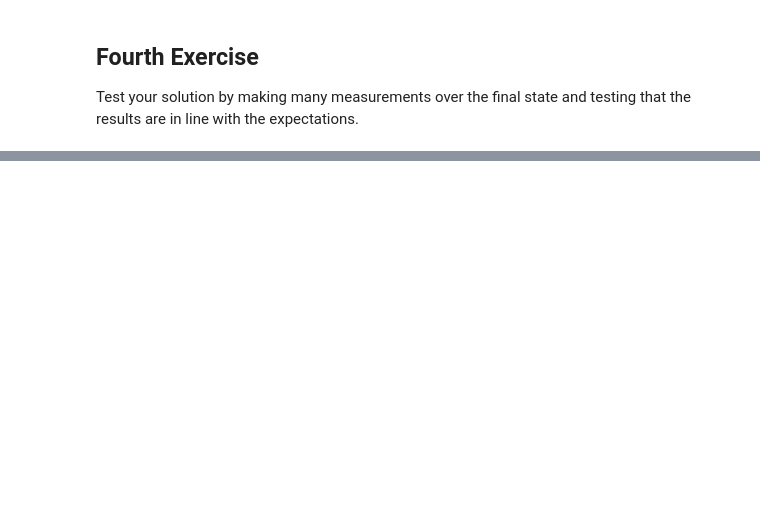
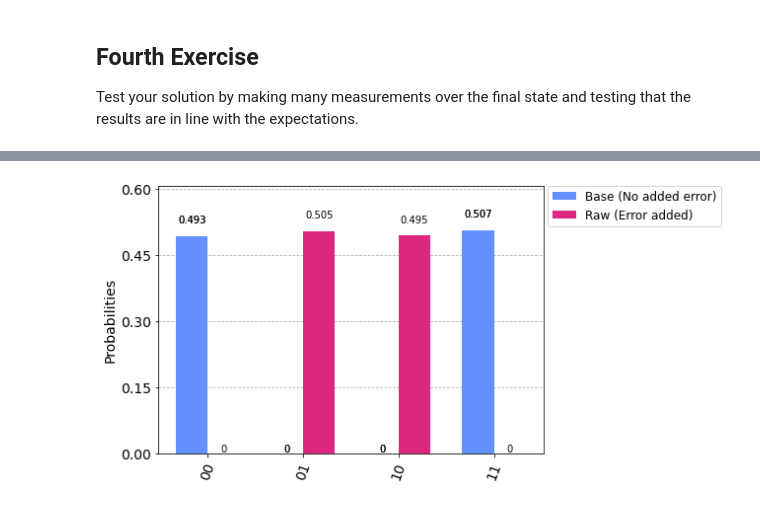
Before and after one commit to iamtxena/qc-mentorship-program, a Jupyter notebook: qosf-error-correction-task.ipynb, the cells around one changed output, grey strips where cells are left out. Cells and saved outputs as stored; diff of their text form; code cells hidden in the pictures; blank space fills up the shorter version.

Commit message:
added comparison output measure from exercise one and two

```diff
--- a/qosf-error-correction-task.ipynb
+++ b/qosf-error-correction-task.ipynb
@@ -115,3 +139,8 @@ shorCircuit = QuantumCircuit(9)
 ## Fourth Exercise
 
 Test your solution by making many measurements over the final state and testing that the results are in line with the expectations.
+# %%
+circuitExerciseOne.measure_all()
+print(circuitExerciseOne)
+circuitExerciseTwo.measure_all()
+print(circuitExerciseTwo)
@@ -117,0 +162,11 @@ Test your solution by making many measurements over the final state and testing
+# %%
+jobExerciseOne = execute(circuitExerciseOne, backend=simulator, shots=5000)
+jobExerciseTwo = execute(circuitExerciseTwo, backend=simulator, shots=5000)
+resultsExerciseOne = jobExerciseOne.result()
+countsExerciseOne = resultsExerciseOne.get_counts()
+resultsExerciseTwo = jobExerciseTwo.result()
+countsExerciseTwo = resultsExerciseTwo.get_counts()
+from qiskit.tools.visualization import *
+plot_histogram([countsExerciseOne, countsExerciseTwo], legend=['Base (No added error)', 'Raw (Error added)'])
+# %% [output]
+[figure, added]
```
Also changed, not shown: parts of 4 cells of this notebook.
